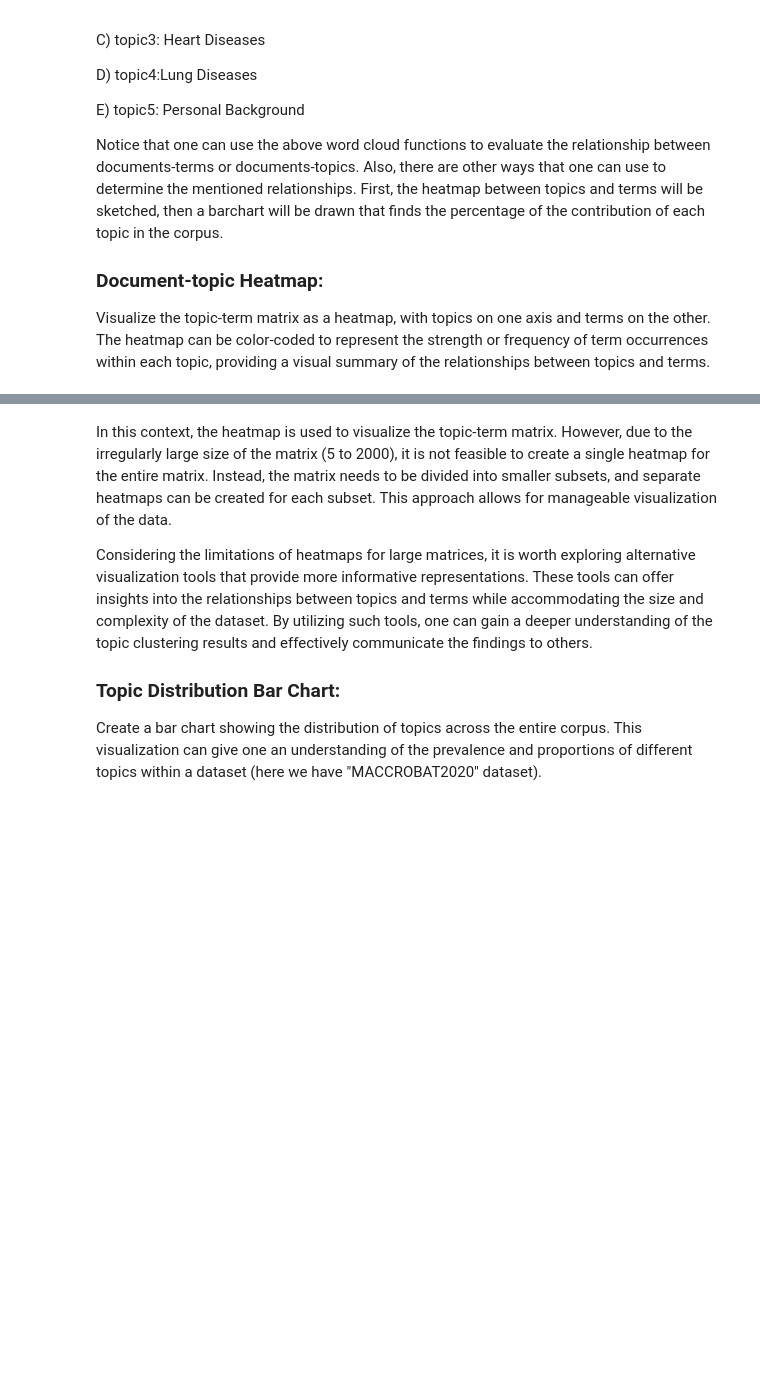
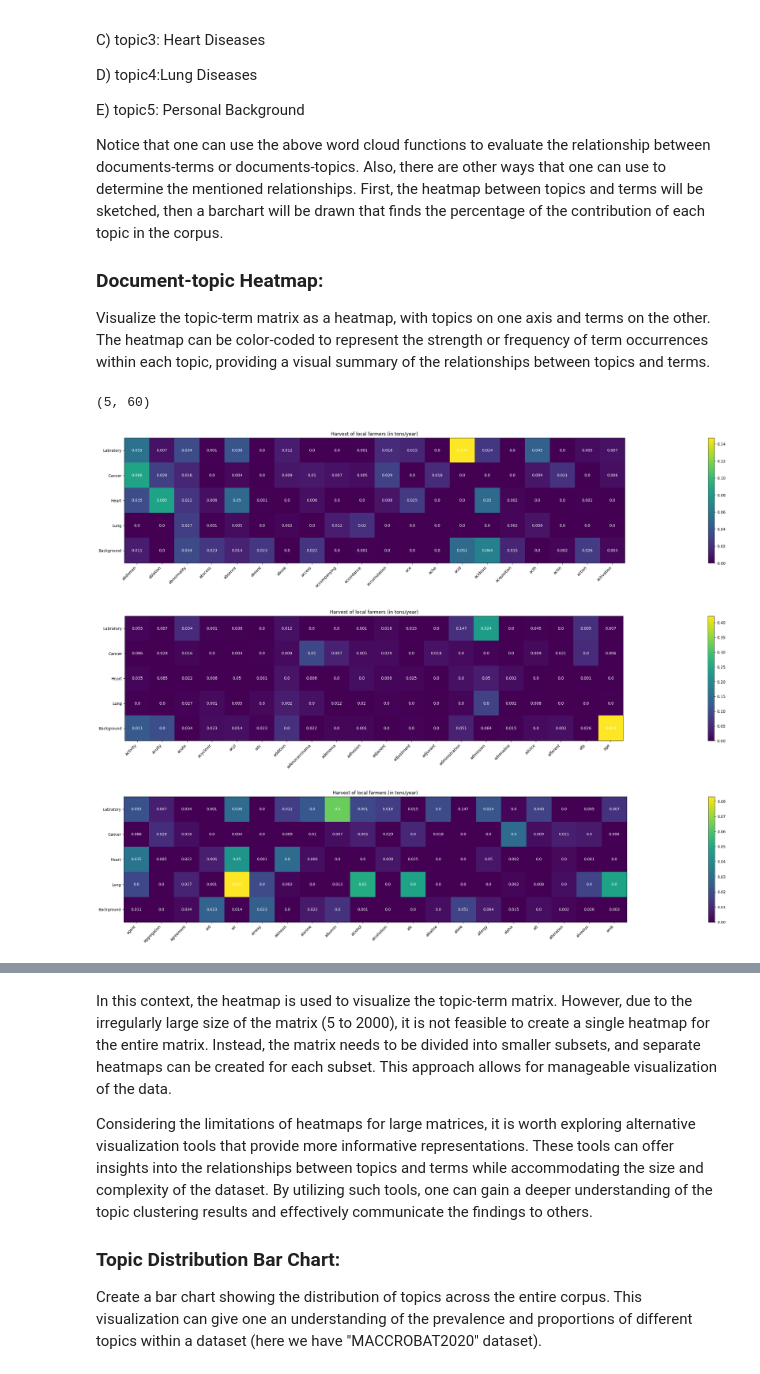
Before and after one commit to hooman-b/Machine_learning_assignments, a Jupyter notebook: Unsupervised_Learning/Second_Assignment/tutorial_clustering_words.ipynb, the cells around one changed output, grey strips where cells are left out. Drawn from its saved outputs; the diff is of its cells as text; code cells hidden in the pictures; blank space fills up the shorter version.

```diff
--- a/Unsupervised_Learning/Second_Assignment/tutorial_clustering_words.ipynb
+++ b/Unsupervised_Learning/Second_Assignment/tutorial_clustering_words.ipynb
@@ -340,4 +340,50 @@ Notice that one can use the above word cloud functions to evaluate the relations
 
 ### Document-topic Heatmap:
 Visualize the topic-term matrix as a heatmap, with topics on one axis and terms on the other. The heatmap can be color-coded to represent the strength or frequency of term occurrences within each topic, providing a visual summary of the relationships between topics and terms.
+# %%
+# inspiring matplotlib documentation: https://matplotlib.org/stable/gallery/images_contours_and_fields/image_annotated_heatmap.html
+def heatmap_maker_extended(df, xlabels, ylabels, txt_producer=True, xlimit=None, ylimit=None):
+    """this function is used to produce more than one heatmap"""
+    if len(xlabels) == 0:
+        xlabels = df.columns[:xlimit]
+
+    if len(ylabels) == 0:
+        ylabels = df.index[:ylimit]
+
+    dataframe = df[:xlimit, :ylimit].round(3)
+    print(dataframe.shape)
+    for number in range(int(dataframe.shape[1] / 20)):
+        fig, ax = plt.subplots(figsize=(len(xlabels)+1, len(ylabels)+1))
+        im = ax.imshow(dataframe[:,20 * number: 20 * (number+1)])
+
+        # Show all ticks and label them with the respective list entries
+        ax.set_xticks(np.arange(len(xlabels[20 * number: 20 * (number+1)])), \
+                                    labels=xlabels[20 * number: 20 * (number+1)])
+
+        ax.set_yticks(np.arange(len(ylabels)), labels=ylabels)
+
+        # Rotate the tick labels and set their alignment.
+        plt.setp(ax.get_xticklabels(), rotation=45, ha="right")
+
+        # Loop over data dimensions and create text annotations.
+        if txt_producer ==True:
+            for i in range(len(ylabels)):
+                for j in range(len(xlabels[20 * number: 20 * (number+1)])):
+
+                    text = ax.text(j, i, dataframe[i, j],
+                                    ha="center", va="center", color="w")
+
+        plt.colorbar(im)
+        ax.set_title("Harvest of local farmers (in tons/year)")
+        fig.tight_layout()
+        plt.show()
+# %%
+y_labels = ['Labratory', 'Cancer', 'Heart', 'Lung', 'Background']
+x_labels = data_dtm_noun.columns[:60]
+heatmap_maker_extended(nmf_model.components_[:,:60], x_labels, y_labels)
+# %% [output]
+(5, 60)
+[figure, added]
+[figure, added]
+[figure, added]
 # %%
```
Also changed, not shown: parts of 2 cells of this notebook.
